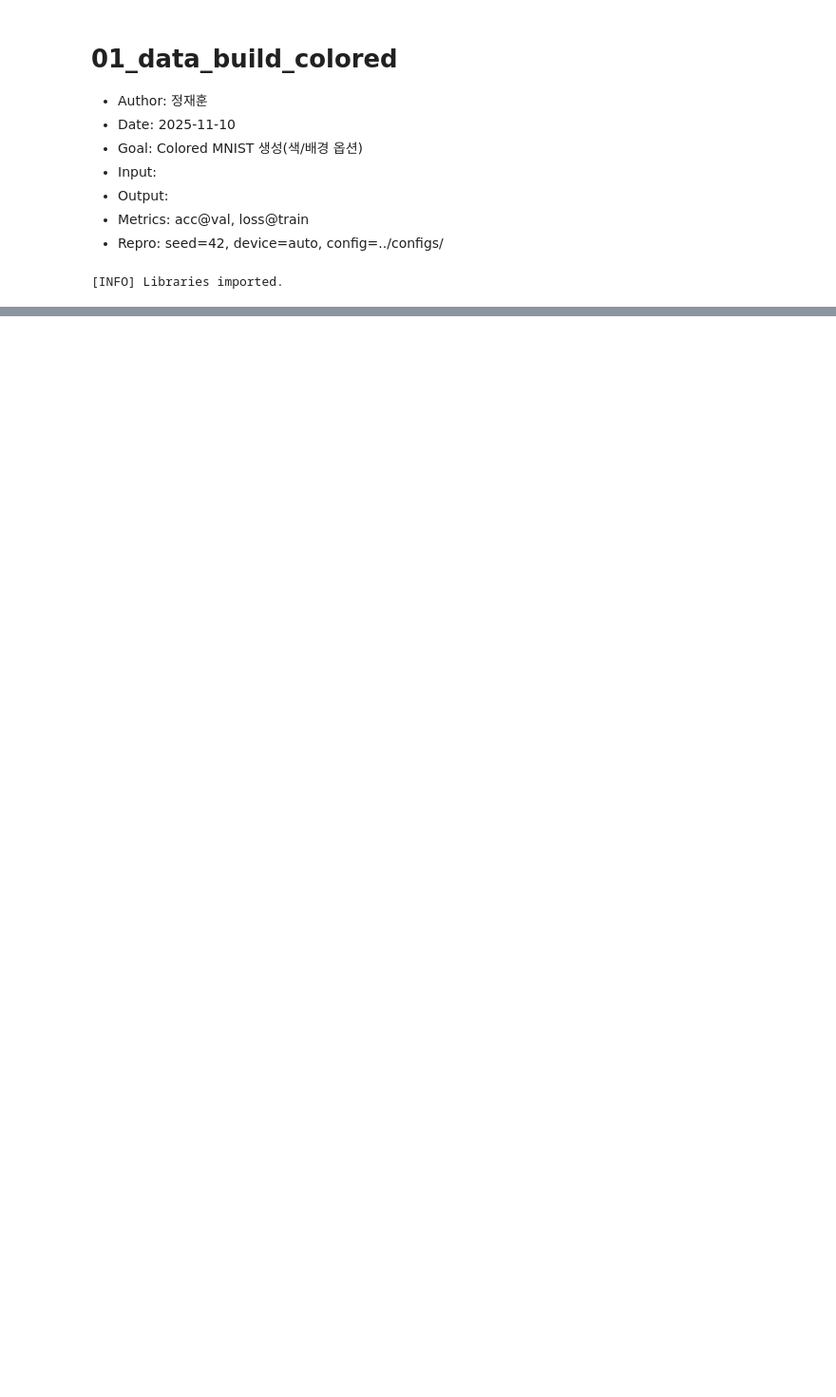
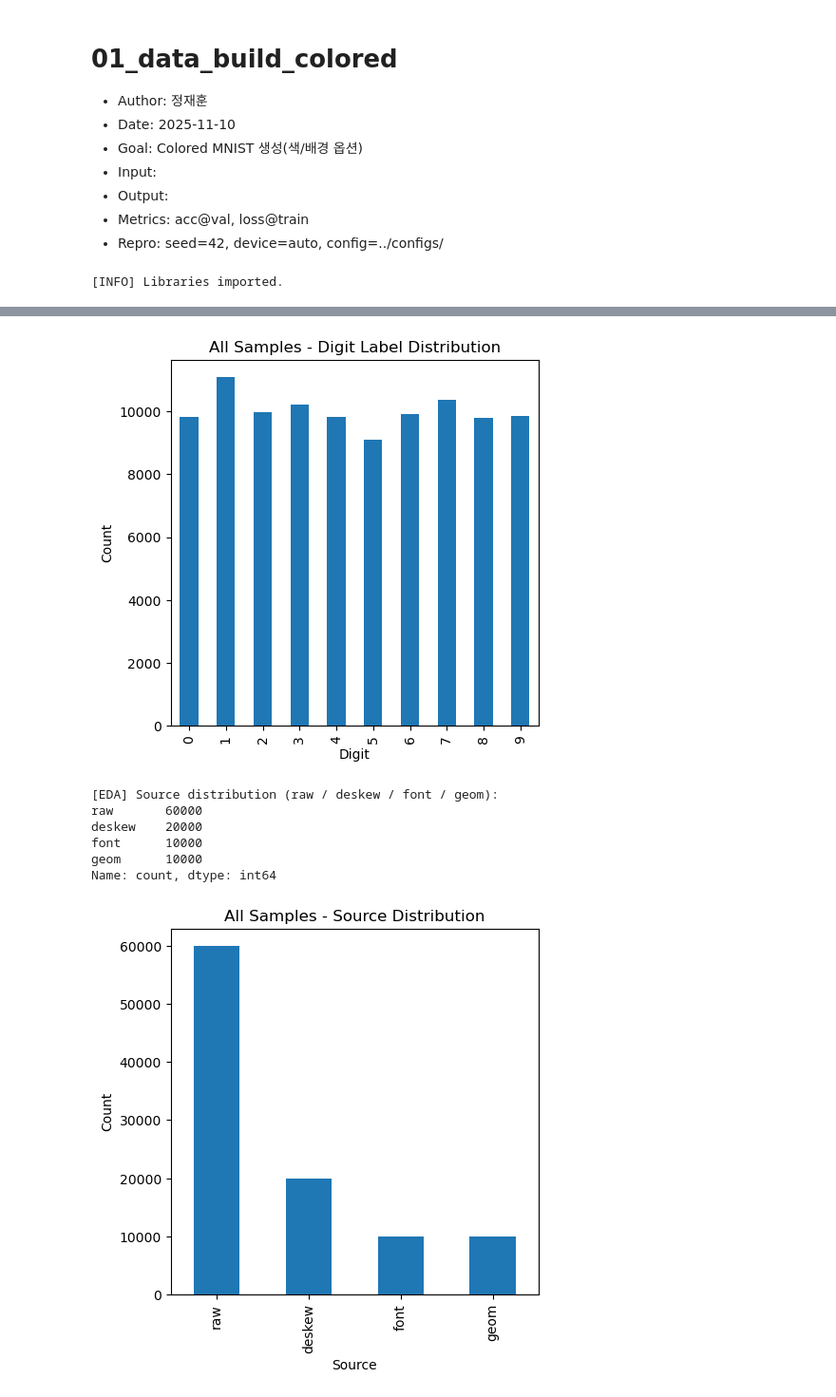
Before and after one commit to ML-SSU-2025/colored-mnist-classification, a Jupyter notebook: notebooks/01_preprocessing_colored_mnist.ipynb, the cells around one changed output, grey strips where cells are left out. Shown at 95% size. Drawn from its saved outputs; the diff is of its cells as text; code cells hidden in the pictures; blank space fills up the shorter version.

```diff
--- a/notebooks/01_preprocessing_colored_mnist.ipynb
+++ b/notebooks/01_preprocessing_colored_mnist.ipynb
@@ -917,0 +611,69 @@ Name: count, dtype: int64
+# %%
+# ======================================
+# Cell 7. Merge all sources → 100k
+# ======================================
+
+# Safety check: make sure all augmentation arrays exist
+for name in ["X_raw", "X_deskew", "X_font", "X_geom",
+             "y_raw", "y_deskew", "y_font", "y_geom"]:
+    if name not in globals():
+        raise RuntimeError(f"[ERROR] {name} is not defined. "
+                           f"Run Cells 3~6 in order before this cell.")
+
+# Ensure all are float32 for consistency
+X_raw    = X_raw.astype(np.float32)
+X_deskew = X_deskew.astype(np.float32)
+X_font   = X_font.astype(np.float32)
+X_geom   = X_geom.astype(np.float32)
+
+# Concatenate images and labels
+X_all = np.concatenate([X_raw, X_deskew, X_font, X_geom], axis=0)
+y_all = np.concatenate([y_raw, y_deskew, y_font, y_geom], axis=0)
+
+# Track source type for each sample (raw / deskew / font / geom)
+source_tags = (
+    ["raw"]    * len(X_raw)    +
+    ["deskew"] * len(X_deskew) +
+    ["font"]   * len(X_font)   +
+    ["geom"]   * len(X_geom)
+)
+source_all = np.array(source_tags)
+
+print("[INFO] Total digits shape :", X_all.shape)
+print("[INFO] Total labels shape :", y_all.shape)
+print("[INFO] Source array shape :", source_all.shape)
+
+# Sanity check: total count == TARGET_TOTAL_SAMPLES
+assert X_all.shape[0] == TARGET_TOTAL_SAMPLES, \
+    f"Expected {TARGET_TOTAL_SAMPLES}, got {X_all.shape[0]}"
+assert y_all.shape[0] == TARGET_TOTAL_SAMPLES
+assert source_all.shape[0] == TARGET_TOTAL_SAMPLES
+
+# --- EDA: overall label & source distribution ---
+
+label_counts_all = pd.Series(y_all).value_counts().sort_index()
+print("\n[EDA] Digit label counts (all samples):")
+print(label_counts_all)
+
+plt.figure()
+label_counts_all.plot(kind="bar")
+plt.title("All Samples - Digit Label Distribution")
+plt.xlabel("Digit")
+plt.ylabel("Count")
+plt.show()
+
+source_counts = pd.Series(source_all).value_counts()
+print("\n[EDA] Source distribution (raw / deskew / font / geom):")
+print(source_counts)
+
+plt.figure()
+source_counts.plot(kind="bar")
+plt.title("All Samples - Source Distribution")
+plt.xlabel("Source")
+plt.ylabel("Count")
+plt.show()
+
+crosstab_source = pd.crosstab(y_all, source_all)
+print("\n[EDA] Crosstab (digit vs source):")
+print(crosstab_source)
+# %% [output]
@@ -917,0 +696,8 @@ Name: count, dtype: int64
+[figure, added]
+[EDA] Source distribution (raw / deskew / font / geom):
+raw       60000
+deskew    20000
+font      10000
+geom      10000
+Name: count, dtype: int64
+[figure, added]
```
Also changed, not shown: parts of 18 cells of this notebook, 2 other files.
